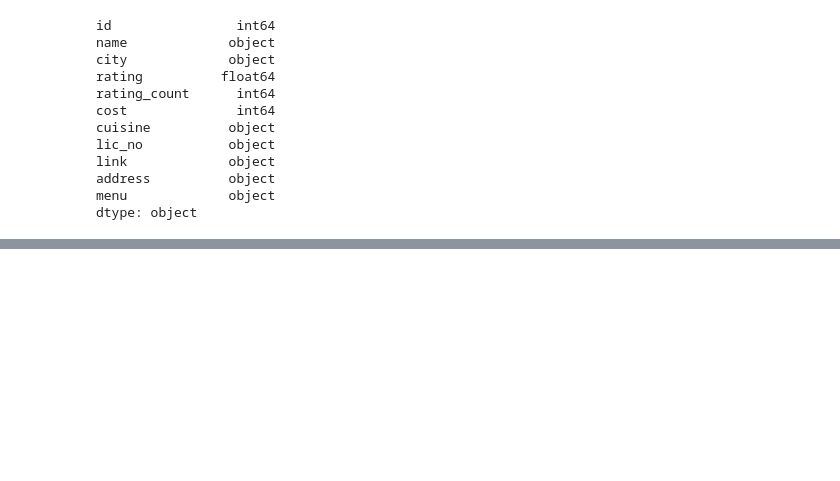
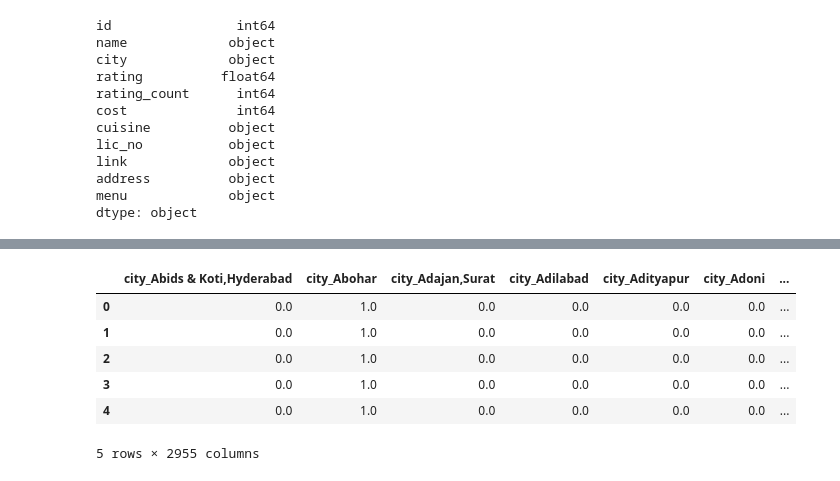
Before and after one commit to ShigilSasi/Swiggy_Restaurant_Recommendation_System_Using_Streamlit, a Jupyter notebook: Swiggy_ML.ipynb, the cells around one changed output, grey strips where cells are left out. Drawn from its saved outputs; the diff is of its cells as text; code cells hidden in the pictures; blank space fills up the shorter version.

```diff
--- a/Swiggy_ML.ipynb
+++ b/Swiggy_ML.ipynb
@@ -251,0 +255,28 @@ df.head()
+# %%
+cat_cols = ['city', 'cuisine']
+num_cols = ['rating', 'rating_count', 'cost']
+# %%
+encoder = OneHotEncoder(
+    handle_unknown='ignore',
+    sparse_output=False
+)
+# %%
+encoded_cat = encoder.fit_transform(cleaned_df[cat_cols])
+# %%
+encoded_cat_cols = encoder.get_feature_names_out(cat_cols)
+
+encoded_cat_df = pd.DataFrame(
+    encoded_cat,
+    columns=encoded_cat_cols
+)
+# %%
+final_df = pd.concat([encoded_cat_df, cleaned_df[num_cols]], axis=1)
+final_df.head()
+# %% [output]
+|  | city_Abids & Koti,Hyderabad | city_Abohar | city_Adajan,Surat | city_Adilabad | city_Adityapur | city_Adoni | ... |
+| 0 | 0.0 | 1.0 | 0.0 | 0.0 | 0.0 | 0.0 | ... |
+| 1 | 0.0 | 1.0 | 0.0 | 0.0 | 0.0 | 0.0 | ... |
+| 2 | 0.0 | 1.0 | 0.0 | 0.0 | 0.0 | 0.0 | ... |
+| 3 | 0.0 | 1.0 | 0.0 | 0.0 | 0.0 | 0.0 | ... |
+| 4 | 0.0 | 1.0 | 0.0 | 0.0 | 0.0 | 0.0 | ... |
+5 rows × 2955 columns
```
Also changed, not shown: parts of 8 cells of this notebook.
